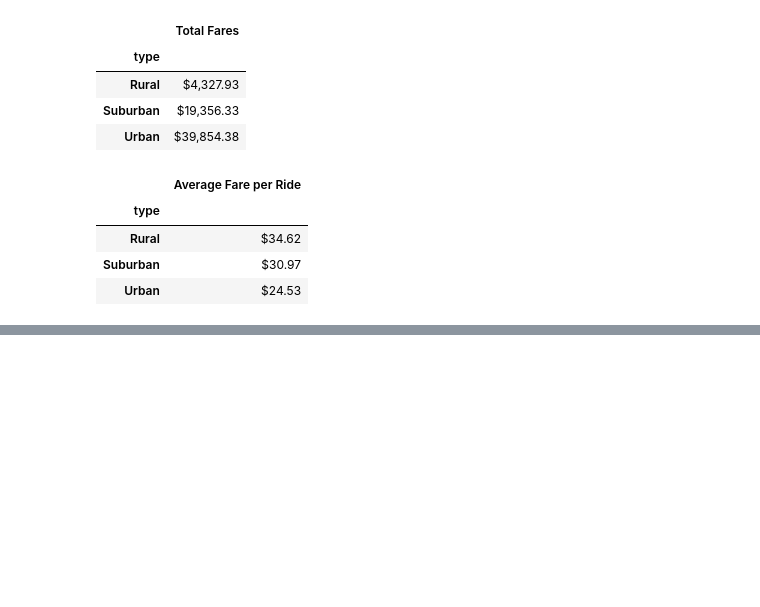
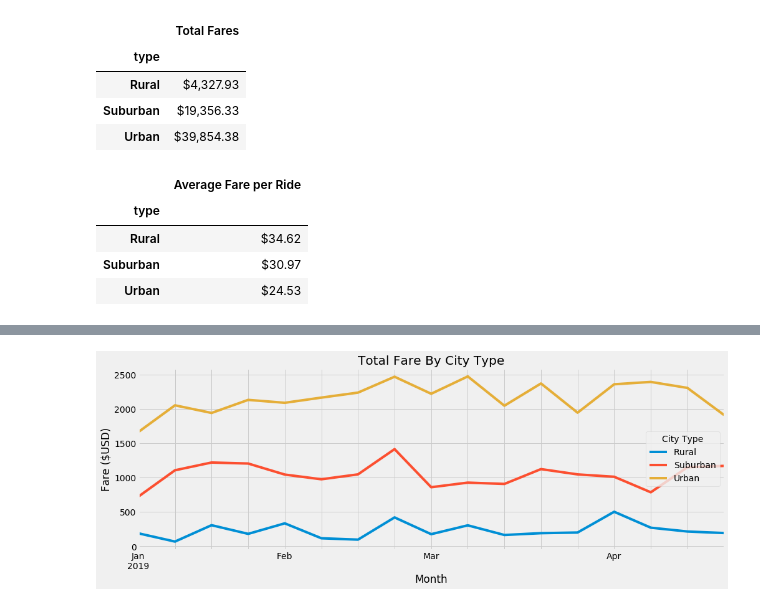
Before and after one commit to damianperreira/PyBer_Analysis, a Jupyter notebook: PyBer_Challenge.ipynb, the cells around one changed output, grey strips where cells are left out. Drawn from its saved outputs; the diff is of its cells as text; code cells hidden in the pictures; blank space fills up the shorter version.

```diff
--- a/PyBer_Challenge.ipynb
+++ b/PyBer_Challenge.ipynb
@@ -149,0 +256,4 @@ driveravg_by_type.columns = ['Average Fare per Driver']
+# %%
+# convert to dataframe and Reset the index
+fares_by_type_df = fares_by_type.to_frame().reset_index()
+fares_by_type_df
@@ -149,0 +274,6 @@ driveravg_by_type.columns = ['Average Fare per Driver']
+# %%
+# Create a pivot table DataFrame
+fare_pivot_table = pd.pivot_table(fares_by_type_df, values='Fare', index=['Date'],
+                    columns=['City Type']#, aggfunc=np.sum
+                                 )
+fare_pivot_table
@@ -149,0 +295,4 @@ driveravg_by_type.columns = ['Average Fare per Driver']
+# %%
+# Create a new DataFrame from the pivot table DataFrame on the given dates '2019-01-01':'2019-04-28' using loc
+fare_pivot_loc = fare_pivot_table.loc['2019-01-01':'2019-04-28']
+fare_pivot_loc
@@ -149,0 +314,15 @@ driveravg_by_type.columns = ['Average Fare per Driver']
+# %%
+# Create a new DataFrame by setting the DataFrame you created in Step 11
+# with resample() in weekly bins, and calculate the sum() of the fares for each week.
+
+
+# Set the index to the datetime data type.
+fare_pivot_loc.index = pd.to_datetime(fare_pivot_loc.index)
+
+# Resampling the time series data based on weekly frequency
+# we apply it on stock open price 'W' indicates week
+weekly_resampled_data = fare_pivot_loc.resample('W').sum()
+
+# find the mean opening price of each week
+# for each week over a period of 1 year.
+weekly_resampled_data
@@ -149,0 +349,15 @@ driveravg_by_type.columns = ['Average Fare per Driver']
+# %%
+# Using the object-oriented interface method,
+# plot the DataFrame you created in Step 12 using the df.plot() function.
+from matplotlib import style
+style.use('fivethirtyeight')
+
+ax = weekly_resampled_data.plot(xticks=weekly_resampled_data.index,figsize=(15,5))
+# Add title and axis names
+plt.title('Total Fare By City Type')
+plt.xlabel('Month')
+plt.ylabel('Fare ($USD)')
+plt.savefig("analysis/Total_Fare_By_City_Type.png")
+plt.show()
+# %% [output]
+[figure, added]
```
Also changed, not shown: parts of 20 cells of this notebook.
